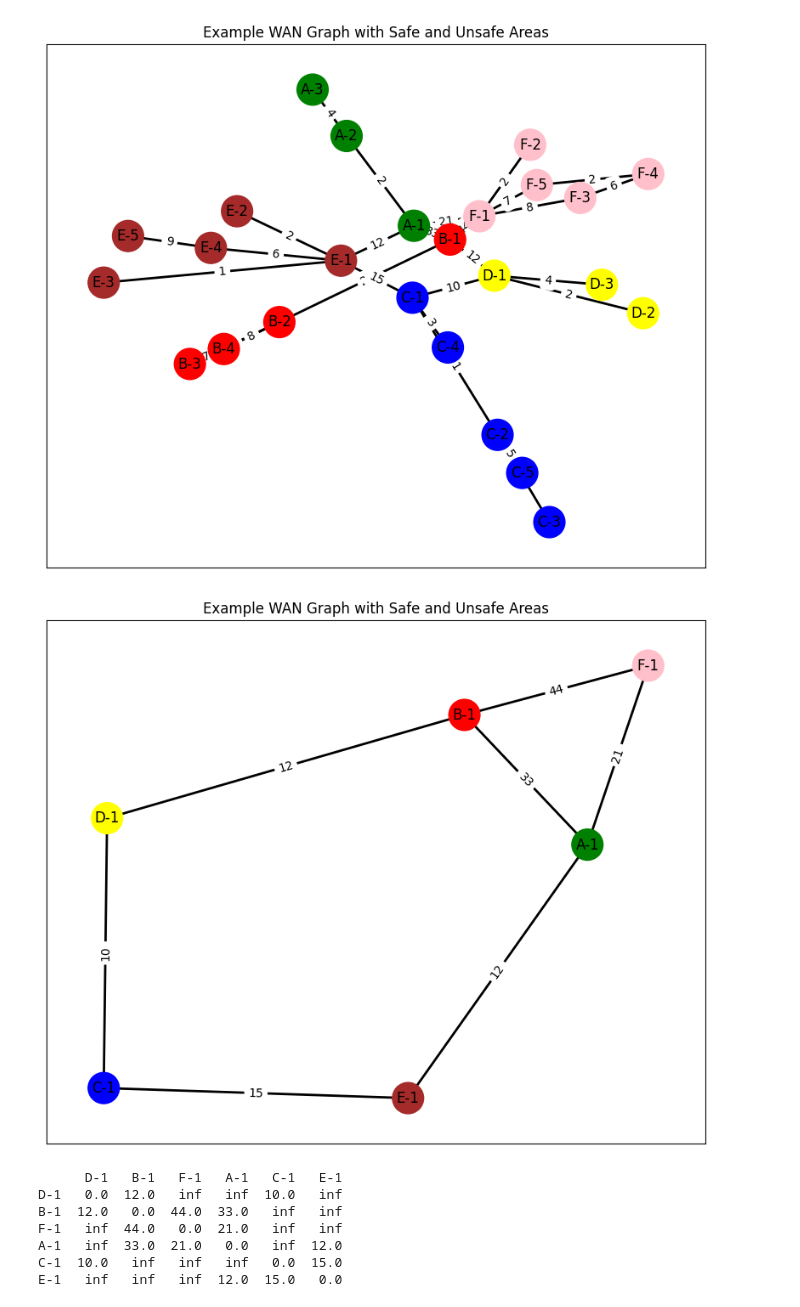
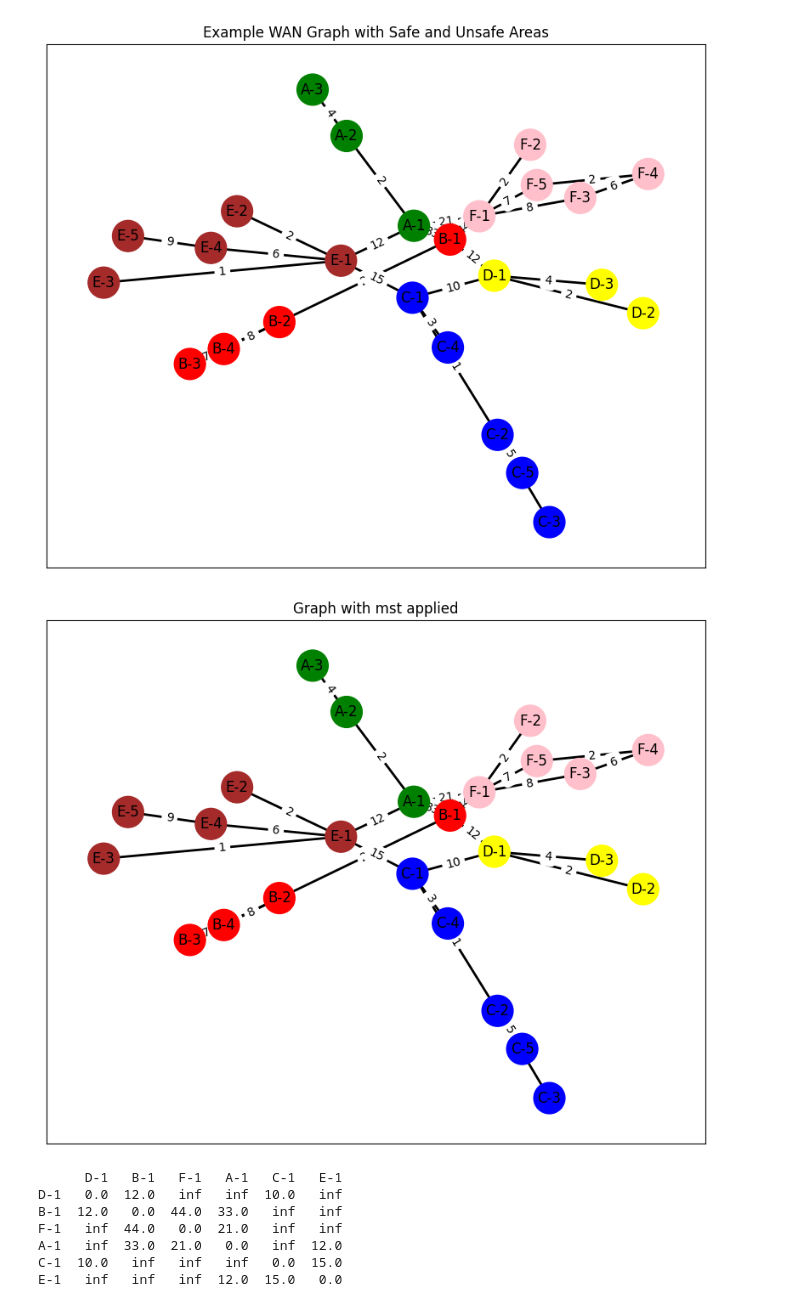
Before and after one commit to tohidnoori/simple-pathfinding-graph-project, a Jupyter notebook: program.ipynb, the cells around one changed output. Saved outputs shown, nothing was run; the diff lists cells and outputs as text; code cells hidden in the pictures.

```diff
--- a/program.ipynb
+++ b/program.ipynb
@@ -36,7 +36,7 @@ G.add_node('E-3', label='Node', area='E-Safe')
 G.add_node('E-4', label='Node', area='E-Safe')
 G.add_node('E-5', label='Node', area='E-Safe')
 
-# Adding nodes for Area F (Safe Area)
+# Adding nodes for Area F (Unsafe Area)
 G.add_node('F-1', label='Gateway', area='F-Unsafe')
 G.add_node('F-2', label='Node', area='F-Unsafe')
 G.add_node('F-3', label='Node', area='F-Unsafe')
@@ -67,7 +67,30 @@ G.add_edges_from([('F-1', 'F-2',{'weight':2}), ('F-1', 'F-3',{'weight': 8}),
                   ('F-4', 'F-3',{'weight': 5}),('F-3', 'F-4',{'weight': 6})])
 
 # Draw the graph
-plot_Graph(G)
+areas = [{'name':"A",'area':"Safe"},{'name':"B",'area':"Unsafe"},{'name':"C",'area':"Safe"},{'name':"D",'area':"Safe"},{'name':"E",'area':"Safe"},{'name':"F",'area':"Unsafe"}]
+plot_Graph(G,'Example WAN Graph with Safe and Unsafe Areas')
 # %% [output]
 [figure]
+# %%
+for i in range(0,len(areas)):
+    if areas[i]['area'] == "Unsafe":
+        mst = nx.minimum_spanning_tree(G, algorithm='kruskal')
+        unsafe_nodes = [node for node, attr in G.nodes(data=True) if areas[i]['name'] in attr['area']]
+
+        # Create subgraph with only unsafe nodes
+        unsafe_subgraph = G.subgraph(unsafe_nodes)
+
+        # Generate MST from the unsafe subgraph
+        mst_unsafe = nx.minimum_spanning_tree(unsafe_subgraph, algorithm='kruskal')
+
+        # Plot the MST of the unsafe subgraph
+
+        # Optionally, combine the MST back into the original graph
+        # This step is to visualize the MST alongside the original graph
+        G_combined = nx.compose(G, mst_unsafe)
+
+
+plot_Graph(G_combined,'Graph with mst applied')
+# %% [output]
+[figure, added]
 # %%
@@ -108,9 +131,13 @@ def plot_Graph(G):
     plt.show()
 # %%
+allnodes = G.nodes()
 gateway_nodes = [node for node, data in G.nodes(data=True) if data.get('label') == 'Gateway']
 G_gateway = G.subgraph(gateway_nodes)
-plot_Graph(G_gateway)
+
+eachAreaSubGraph = []
+
+for i in range(0,len(areas)):
+   temp = [node for node, data in G.nodes(data=True) if areas[i]['name'] in data.get('area')]
+   eachAreaSubGraph.append(G.subgraph(temp))
-# %% [output]
-[figure, removed]
 # %%
 df = nx.to_pandas_adjacency(G_gateway, weight='weight')
```
Also changed, not shown: parts of 6 cells of this notebook.
